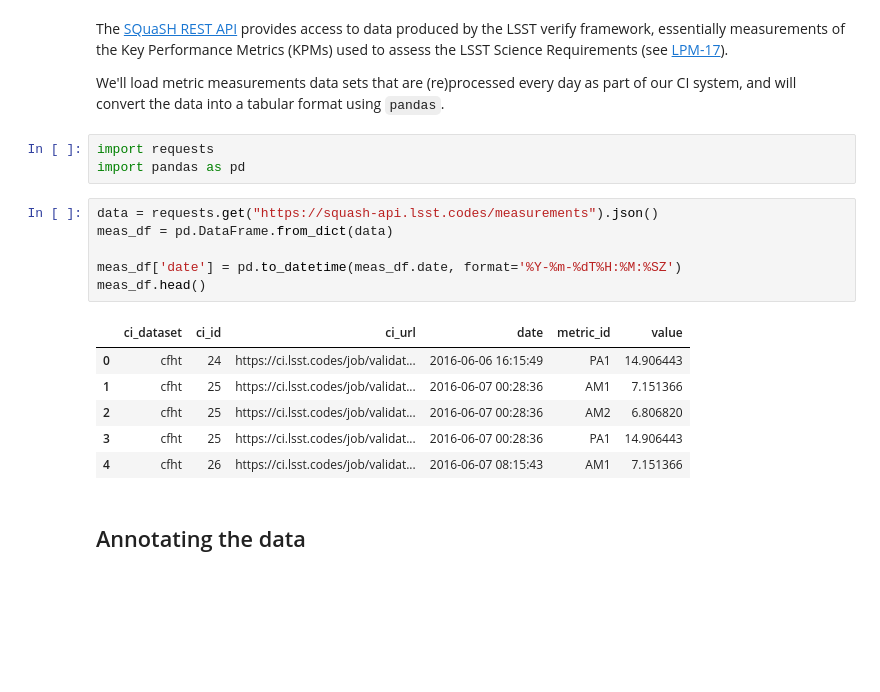
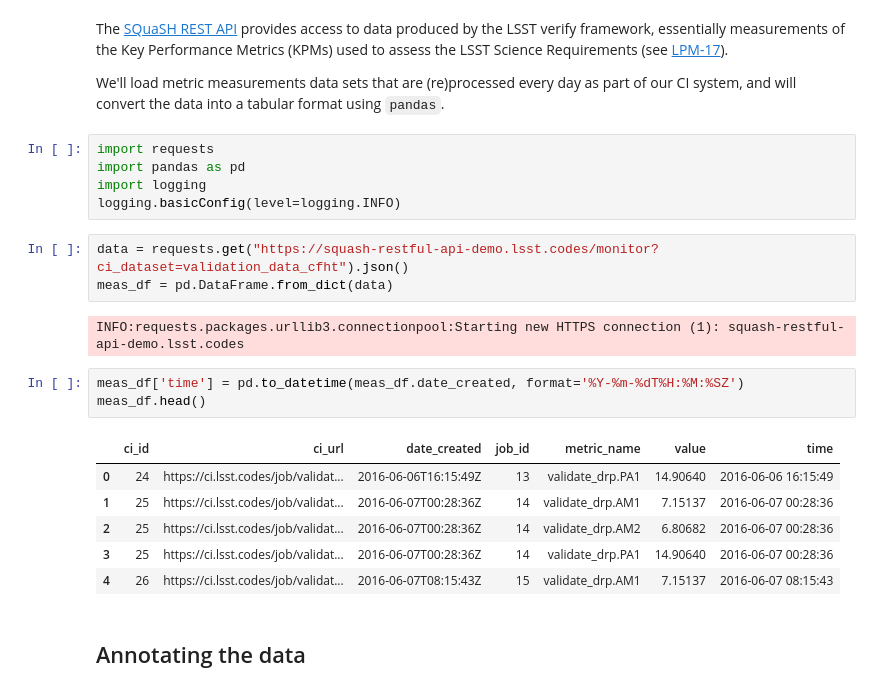
Before and after one commit to lsst-sqre/squash-apps, a Jupyter notebook: notebooks/metrics.ipynb, the cells around one changed output. Drawn from its saved outputs; the diff is of its cells as text; blank space fills up the shorter version.

```diff
--- a/notebooks/metrics.ipynb
+++ b/notebooks/metrics.ipynb
@@ -15,19 +15,23 @@ We'll load metric measurements data sets that are (re)processed every day as par
 # %%
 import requests
 import pandas as pd
+import logging
+logging.basicConfig(level=logging.INFO)
 # %%
-data = requests.get("https://squash-api.lsst.codes/measurements").json()
+data = requests.get("https://squash-restful-api-demo.lsst.codes/monitor?ci_dataset=validation_data_cfht").json()
 meas_df = pd.DataFrame.from_dict(data)
-
-meas_df['date'] = pd.to_datetime(meas_df.date, format='%Y-%m-%dT%H:%M:%SZ')
-meas_df.head()
 # %% [output]
-|  | ci_dataset | ci_id | ci_url | date | metric_id | value |
-| 0 | cfht | 24 | https://ci.lsst.codes/job/validat... | 2016-06-06 16:15:49 | PA1 | 14.906443 |
-| 1 | cfht | 25 | https://ci.lsst.codes/job/validat... | 2016-06-07 00:28:36 | AM1 | 7.151366 |
-| 2 | cfht | 25 | https://ci.lsst.codes/job/validat... | 2016-06-07 00:28:36 | AM2 | 6.806820 |
-| 3 | cfht | 25 | https://ci.lsst.codes/job/validat... | 2016-06-07 00:28:36 | PA1 | 14.906443 |
-| 4 | cfht | 26 | https://ci.lsst.codes/job/validat... | 2016-06-07 08:15:43 | AM1 | 7.151366 |
+INFO:requests.packages.urllib3.connectionpool:Starting new HTTPS connection (1): squash-restful-api-demo.lsst.codes
+# %%
+meas_df['time'] = pd.to_datetime(meas_df.date_created, format='%Y-%m-%dT%H:%M:%SZ')
+meas_df.head()
+# %% [output]
+|  | ci_id | ci_url | date_created | job_id | metric_name | value | time |
+| 0 | 24 | https://ci.lsst.codes/job/validat... | 2016-06-06T16:15:49Z | 13 | validate_drp.PA1 | 14.90640 | 2016-06-06 16:15:49 |
+| 1 | 25 | https://ci.lsst.codes/job/validat... | 2016-06-07T00:28:36Z | 14 | validate_drp.AM1 | 7.15137 | 2016-06-07 00:28:36 |
+| 2 | 25 | https://ci.lsst.codes/job/validat... | 2016-06-07T00:28:36Z | 14 | validate_drp.AM2 | 6.80682 | 2016-06-07 00:28:36 |
+| 3 | 25 | https://ci.lsst.codes/job/validat... | 2016-06-07T00:28:36Z | 14 | validate_drp.PA1 | 14.90640 | 2016-06-07 00:28:36 |
+| 4 | 26 | https://ci.lsst.codes/job/validat... | 2016-06-07T08:15:43Z | 15 | validate_drp.AM1 | 7.15137 | 2016-06-07 08:15:43 |
 # %% [markdown]
 ## Annotating the data
 # %% [markdown]
```
Also changed, not shown: parts of 14 cells of this notebook.
